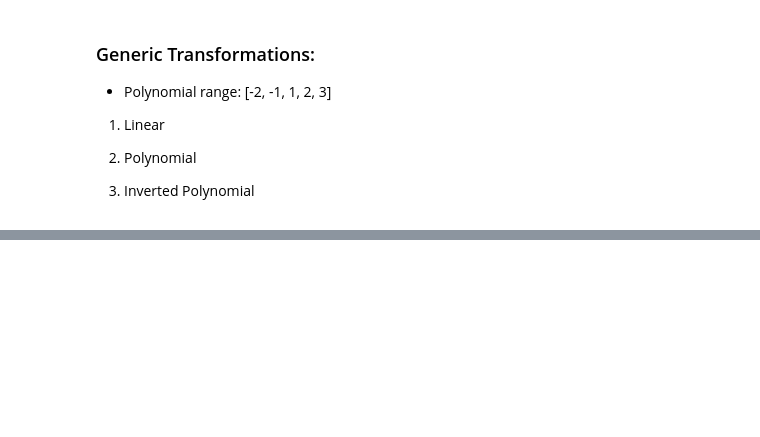
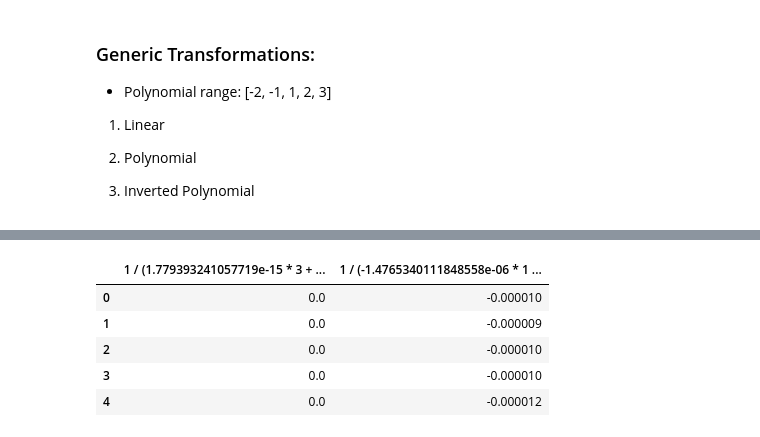
Before and after one commit to oliverfoster27/LRFEPipeline, a Jupyter notebook: Investigation.ipynb, the cells around one changed output, grey strips where cells are left out. Saved outputs shown, nothing was run; the diff lists cells and outputs as text; code cells hidden in the pictures; blank space fills up the shorter version.

```diff
--- a/Investigation.ipynb
+++ b/Investigation.ipynb
@@ -75,0 +137,9 @@ for feat in X.columns:
+# %%
+features.head()
+# %% [output]
+|  | 1 / (1.779393241057719e-15 * 3 + ... | 1 / (-1.4765340111848558e-06 * 1 ... |
+| 0 | 0.0 | -0.000010 |
+| 1 | 0.0 | -0.000009 |
+| 2 | 0.0 | -0.000010 |
+| 3 | 0.0 | -0.000010 |
+| 4 | 0.0 | -0.000012 |
```
Also changed, not shown: parts of 12 cells of this notebook, 1 other file.
